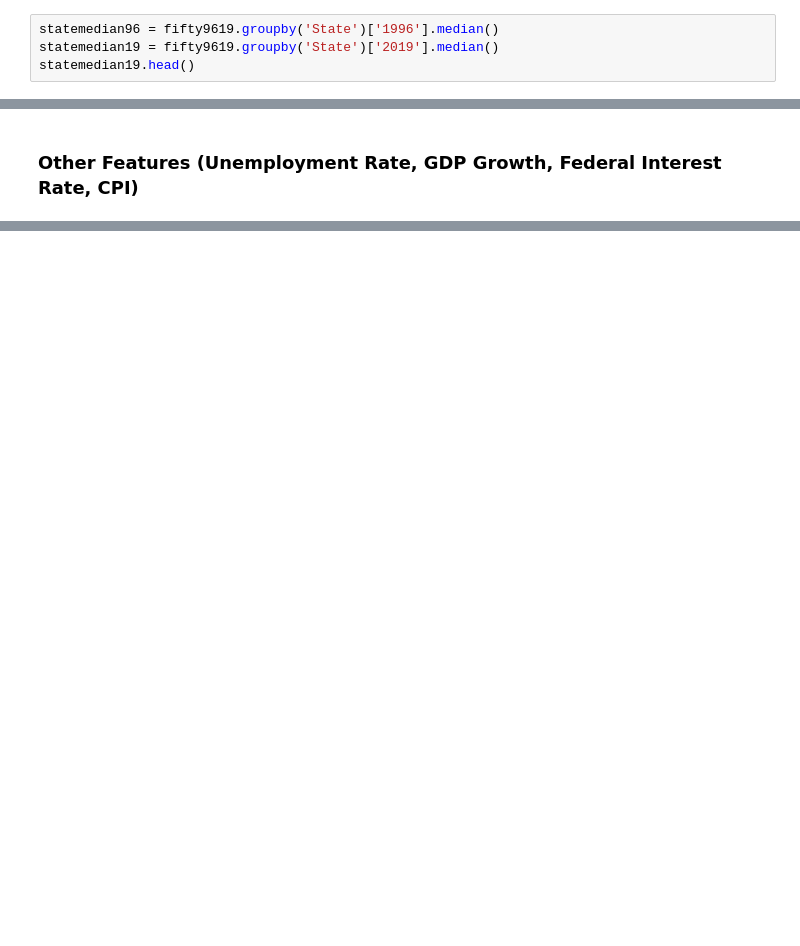
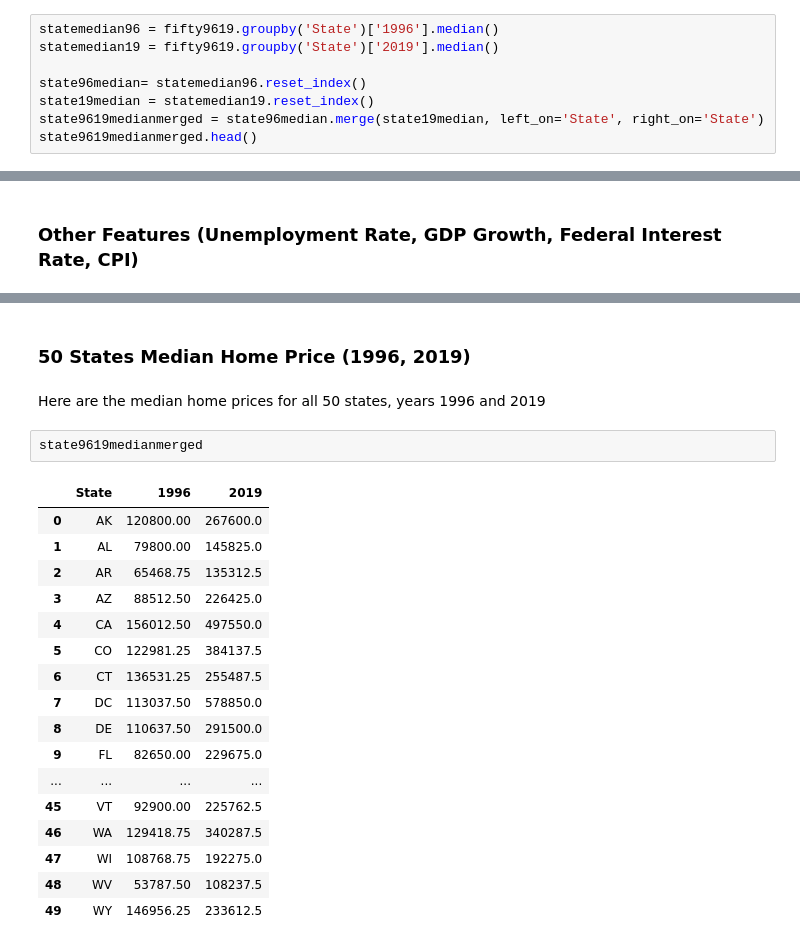
Before and after one commit to leehongc/housing, a Jupyter notebook: HousingProject.ipynb, the cells around one changed output, grey strips where cells are left out. Drawn from its saved outputs; the diff is of its cells as text; blank space fills up the shorter version.

```diff
--- a/HousingProject.ipynb
+++ b/HousingProject.ipynb
@@ -250,5 +152,9 @@ fifty9619bottom.head()
 # %%
 statemedian96 = fifty9619.groupby('State')['1996'].median()
 statemedian19 = fifty9619.groupby('State')['2019'].median()
-statemedian19.head()
+
+state96median= statemedian96.reset_index()
+state19median = statemedian19.reset_index()
+state9619medianmerged = state96median.merge(state19median, left_on='State', right_on='State')
+state9619medianmerged.head()
 # %% [output]
@@ -726,0 +602,24 @@ idnumerge
+# %% [markdown]
+### 50 States Median Home Price (1996, 2019)
+# %% [markdown]
+Here are the median home prices for all 50 states, years 1996 and 2019
+# %%
+state9619medianmerged
+# %% [output]
+|  | State | 1996 | 2019 |
+| 0 | AK | 120800.00 | 267600.0 |
+| 1 | AL | 79800.00 | 145825.0 |
+| 2 | AR | 65468.75 | 135312.5 |
+| 3 | AZ | 88512.50 | 226425.0 |
+| 4 | CA | 156012.50 | 497550.0 |
+| 5 | CO | 122981.25 | 384137.5 |
+| 6 | CT | 136531.25 | 255487.5 |
+| 7 | DC | 113037.50 | 578850.0 |
+| 8 | DE | 110637.50 | 291500.0 |
+| 9 | FL | 82650.00 | 229675.0 |
+| ... | ... | ... | ... |
+| 45 | VT | 92900.00 | 225762.5 |
+| 46 | WA | 129418.75 | 340287.5 |
+| 47 | WI | 108768.75 | 192275.0 |
+| 48 | WV | 53787.50 | 108237.5 |
+| 49 | WY | 146956.25 | 233612.5 |
```
Also changed, not shown: parts of 36 cells of this notebook.
